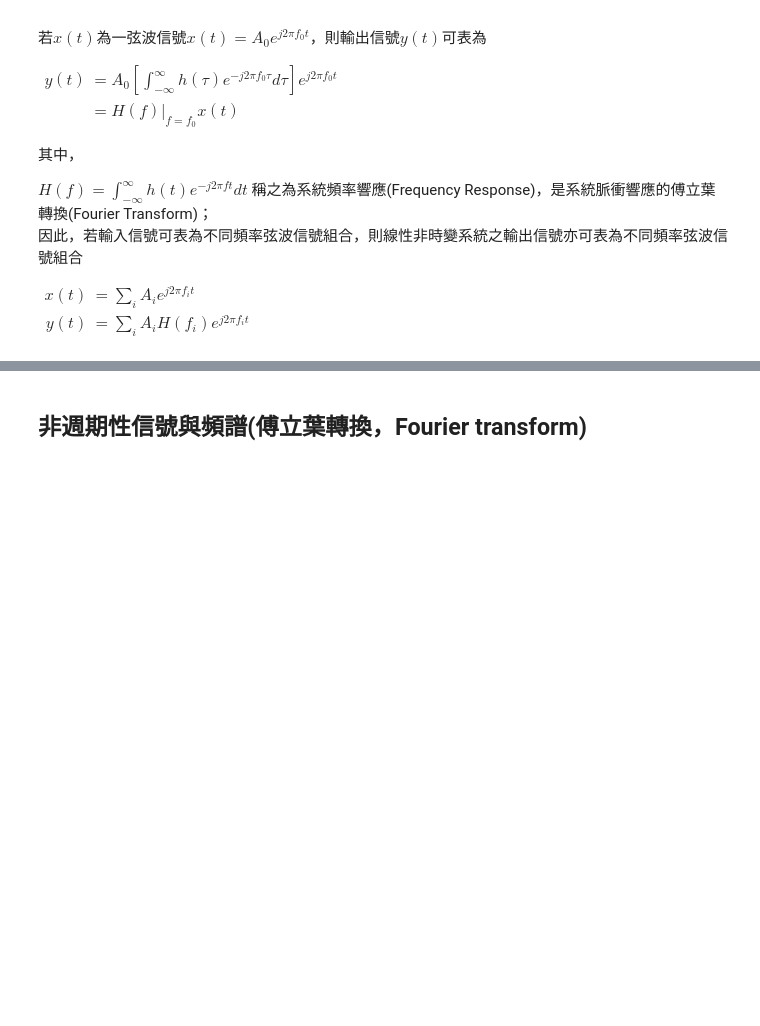
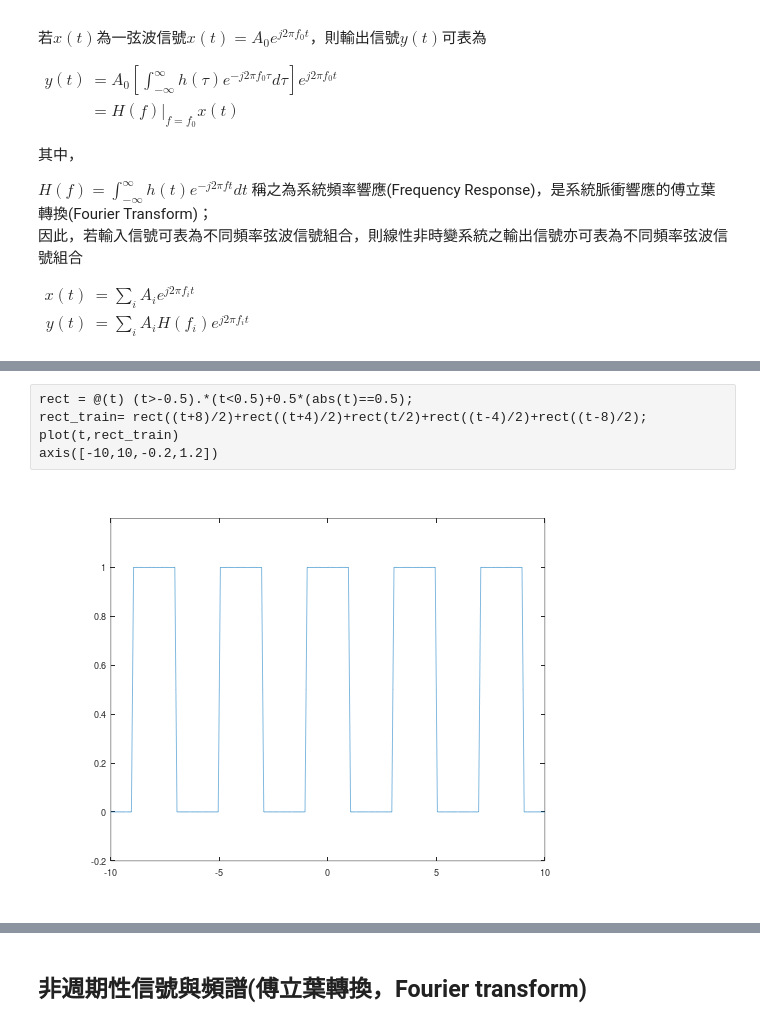
Before and after one commit to SuHanson/CommLecture, a Jupyter notebook: Notebooks/SignalSystem.ipynb, the cells around one changed output, grey strips where cells are left out. Drawn from its saved outputs; the diff is of its cells as text; blank space fills up the shorter version.

```diff
--- a/Notebooks/SignalSystem.ipynb
+++ b/Notebooks/SignalSystem.ipynb
@@ -99,3 +138,10 @@ $b_n=x_n-x_{-n}=\frac{2}{T_0} \int_{T_0} x(t)\sin(2\pi nf_0 t) dt $
+# %%
+rect = @(t) (t>-0.5).*(t<0.5)+0.5*(abs(t)==0.5);
+rect_train= rect((t+8)/2)+rect((t+4)/2)+rect(t/2)+rect((t-4)/2)+rect((t-8)/2);
+plot(t,rect_train)
+axis([-10,10,-0.2,1.2])
+# %% [output]
+[figure, added]
 # %%
 function xx=myfseries(funfcn,a,b,n)
 %FSERIES    Returns the Fourier series coefficients.
```
Also changed, not shown: parts of 5 cells of this notebook, 1 other file.
